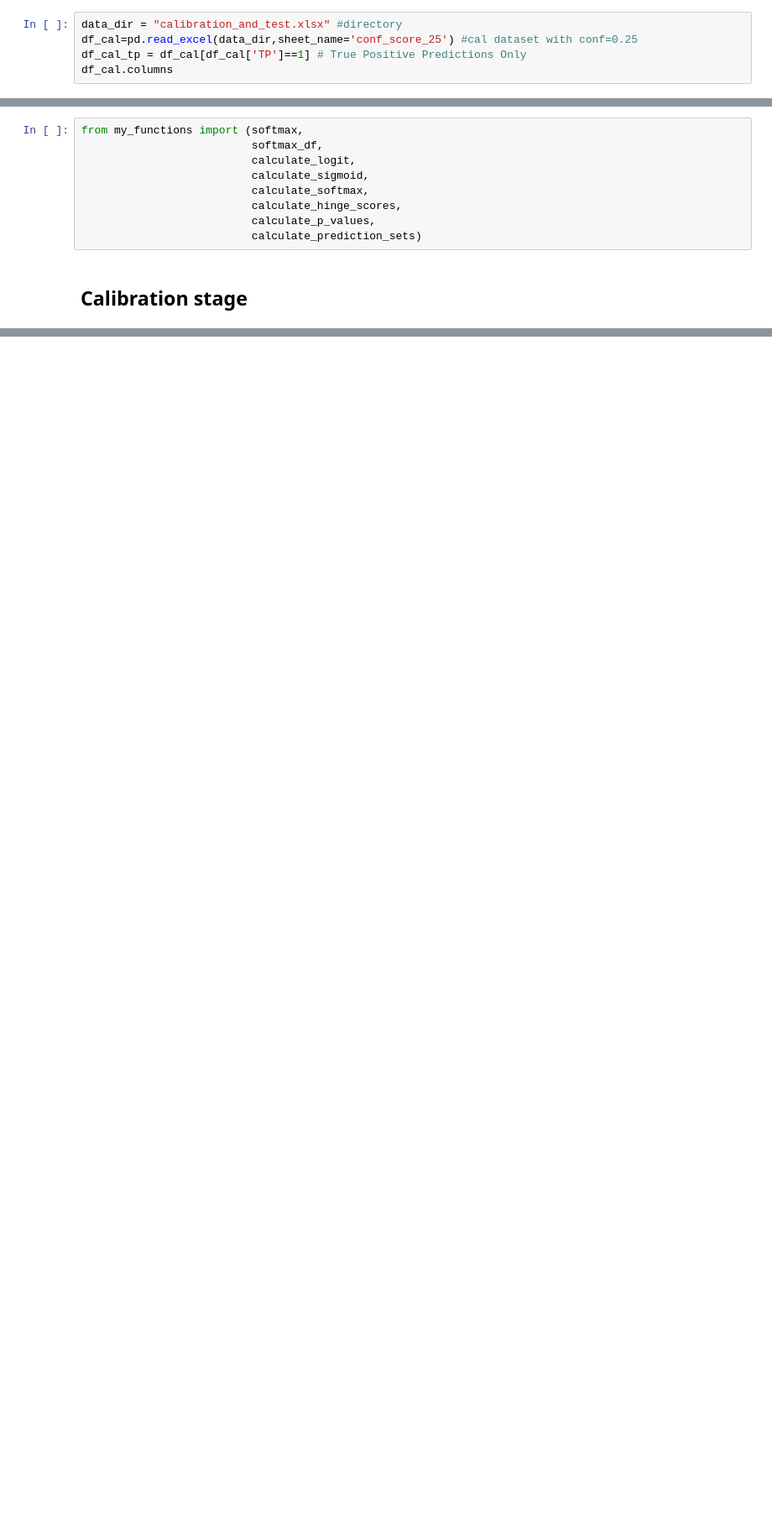
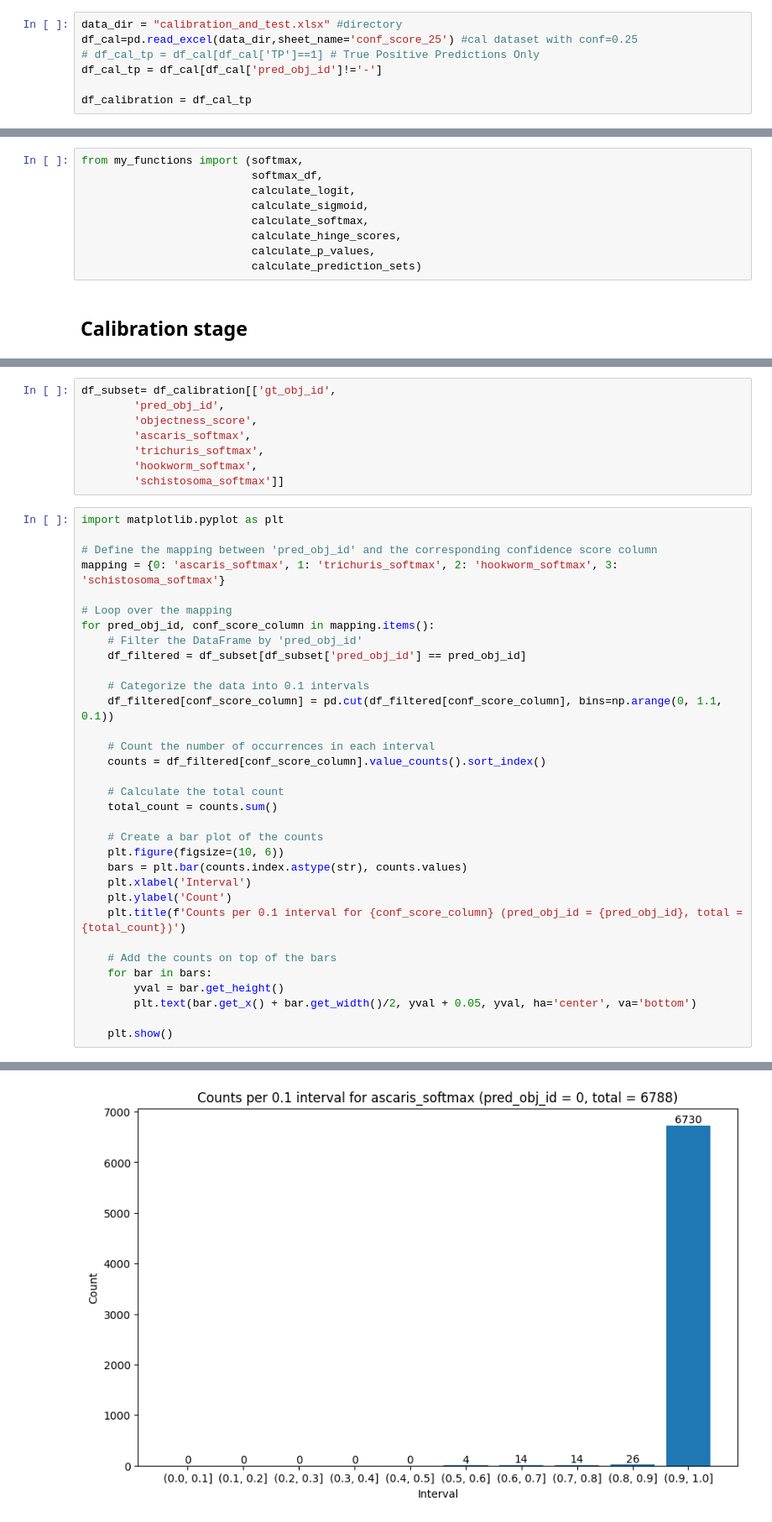
Before and after one commit to mohliyet/conformal_prediction, a Jupyter notebook: crepes-conformal_prediction.ipynb, the cells around one changed output, grey strips where cells are left out. Shown: that part at 84% size. Saved outputs shown, nothing was run; the diff lists cells and outputs as text; blank space fills up the shorter version.

Commit message:
confrmal prediction - calibration dataset analysis

```diff
--- a/crepes-conformal_prediction.ipynb
+++ b/crepes-conformal_prediction.ipynb
@@ -14,5 +8,7 @@ from crepes.extras import hinge, margin, binning, DifficultyEstimator
 # %%
 data_dir = "calibration_and_test.xlsx" #directory
 df_cal=pd.read_excel(data_dir,sheet_name='conf_score_25') #cal dataset with conf=0.25
-df_cal_tp = df_cal[df_cal['TP']==1] # True Positive Predictions Only
-df_cal.columns
+# df_cal_tp = df_cal[df_cal['TP']==1] # True Positive Predictions Only
+df_cal_tp = df_cal[df_cal['pred_obj_id']!='-']
+
+df_calibration = df_cal_tp
@@ -390,0 +70,42 @@ df_testing
+# %%
+df_subset= df_calibration[['gt_obj_id',
+        'pred_obj_id',
+        'objectness_score',
+        'ascaris_softmax',
+        'trichuris_softmax',
+        'hookworm_softmax',
+        'schistosoma_softmax']]
+# %%
+import matplotlib.pyplot as plt
+
+# Define the mapping between 'pred_obj_id' and the corresponding confidence score column
+mapping = {0: 'ascaris_softmax', 1: 'trichuris_softmax', 2: 'hookworm_softmax', 3: 'schistosoma_softmax'}
+
+# Loop over the mapping
+for pred_obj_id, conf_score_column in mapping.items():
+    # Filter the DataFrame by 'pred_obj_id'
+    df_filtered = df_subset[df_subset['pred_obj_id'] == pred_obj_id]
+
+    # Categorize the data into 0.1 intervals
+    df_filtered[conf_score_column] = pd.cut(df_filtered[conf_score_column], bins=np.arange(0, 1.1, 0.1))
+
+    # Count the number of occurrences in each interval
+    counts = df_filtered[conf_score_column].value_counts().sort_index()
+
+    # Calculate the total count
+    total_count = counts.sum()
+
+    # Create a bar plot of the counts
+    plt.figure(figsize=(10, 6))
+    bars = plt.bar(counts.index.astype(str), counts.values)
+    plt.xlabel('Interval')
+    plt.ylabel('Count')
+    plt.title(f'Counts per 0.1 interval for {conf_score_column} (pred_obj_id = {pred_obj_id}, total = {total_count})')
+
+    # Add the counts on top of the bars
+    for bar in bars:
+        yval = bar.get_height()
+        plt.text(bar.get_x() + bar.get_width()/2, yval + 0.05, yval, ha='center', va='bottom')
+
+    plt.show()
+# %% [output]
@@ -390,0 +117 @@ df_testing
+[figure, added]
```
Also changed, not shown: parts of 22 cells of this notebook, 2 other files.
